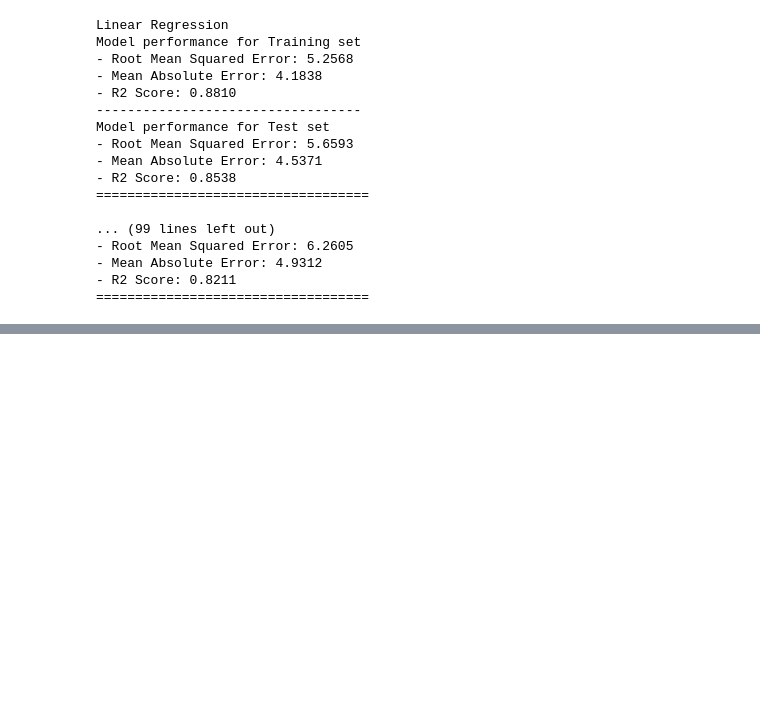
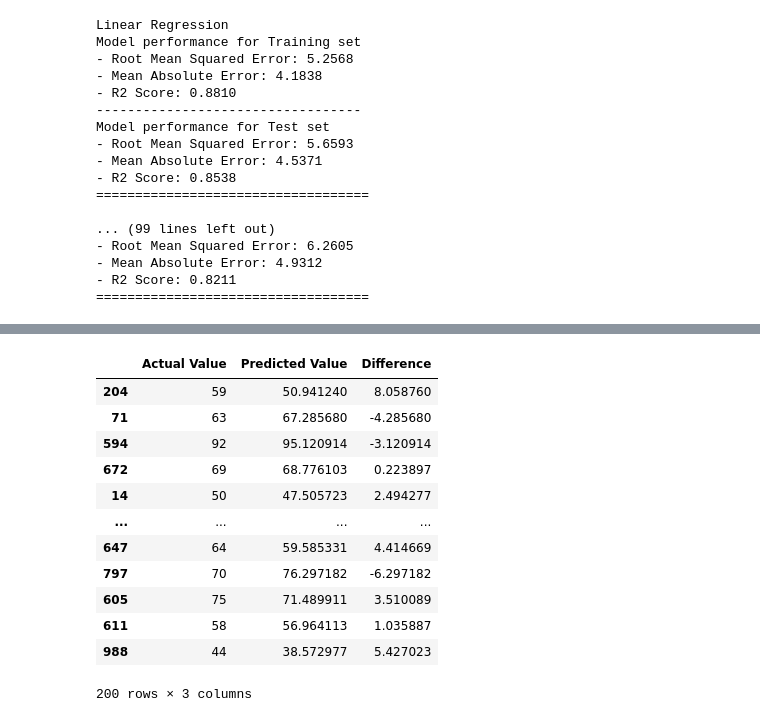
Before and after one commit to rahulr001/ML-Project-Setup, a Jupyter notebook: notebook/2. MODEL TRAINING.ipynb, the cells around one changed output, grey strips where cells are left out. Cells and saved outputs as stored; diff of their text form; code cells hidden in the pictures; blank space fills up the shorter version.

```diff
--- a/notebook/2. MODEL TRAINING.ipynb
+++ b/notebook/2. MODEL TRAINING.ipynb
@@ -165,0 +185,17 @@ Model performance for Test set
+# %%
+pred_df=pd.DataFrame({'Actual Value':y_test,'Predicted Value':y_test_predict,'Difference':y_test-y_test_predict})
+pred_df
+# %% [output]
+|  | Actual Value | Predicted Value | Difference |
+| 204 | 59 | 50.941240 | 8.058760 |
+| 71 | 63 | 67.285680 | -4.285680 |
+| 594 | 92 | 95.120914 | -3.120914 |
+| 672 | 69 | 68.776103 | 0.223897 |
+| 14 | 50 | 47.505723 | 2.494277 |
+| ... | ... | ... | ... |
+| 647 | 64 | 59.585331 | 4.414669 |
+| 797 | 70 | 76.297182 | -6.297182 |
+| 605 | 75 | 71.489911 | 3.510089 |
+| 611 | 58 | 56.964113 | 1.035887 |
+| 988 | 44 | 38.572977 | 5.427023 |
+200 rows × 3 columns
```
Also changed, not shown: parts of 3 cells of this notebook, 6 other files.
